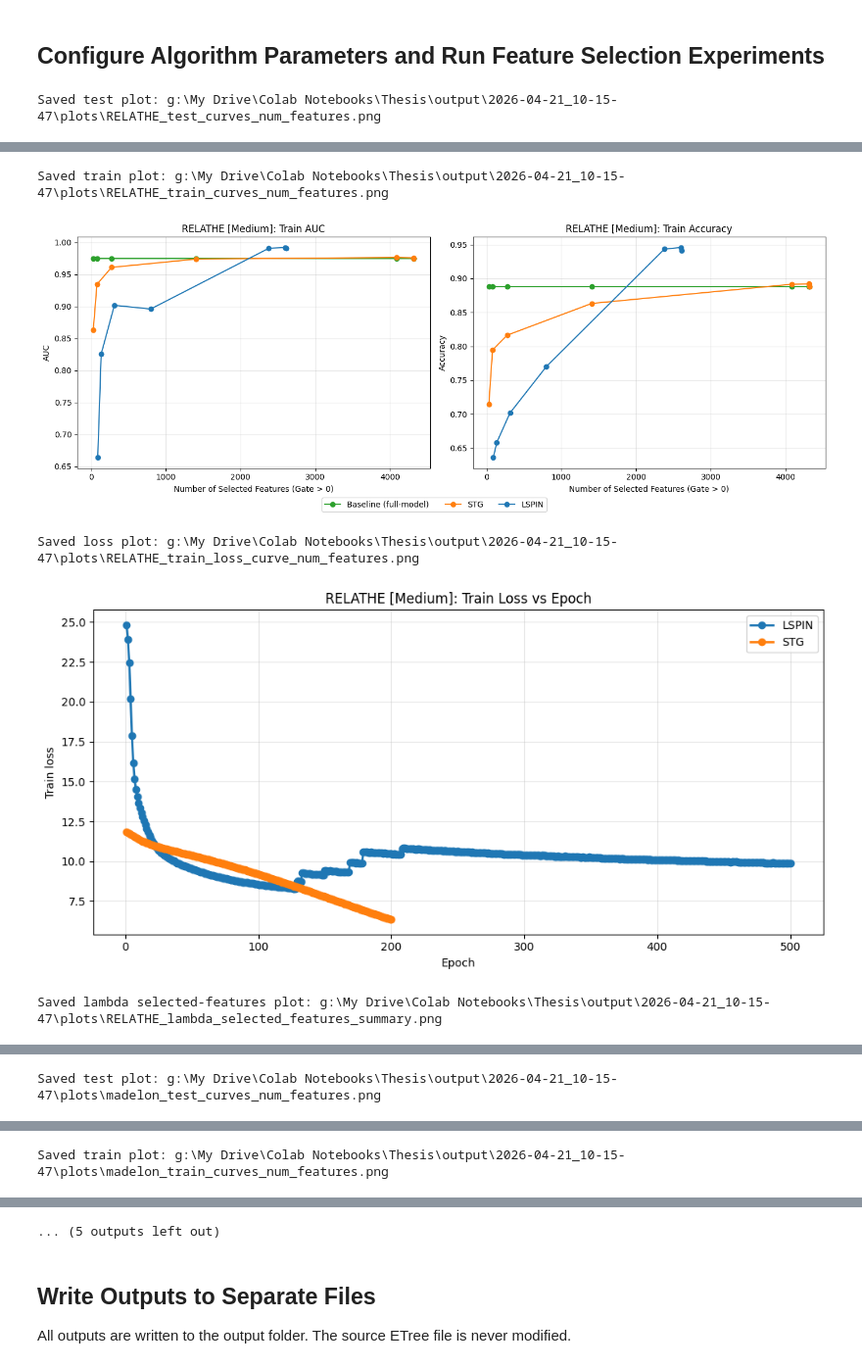
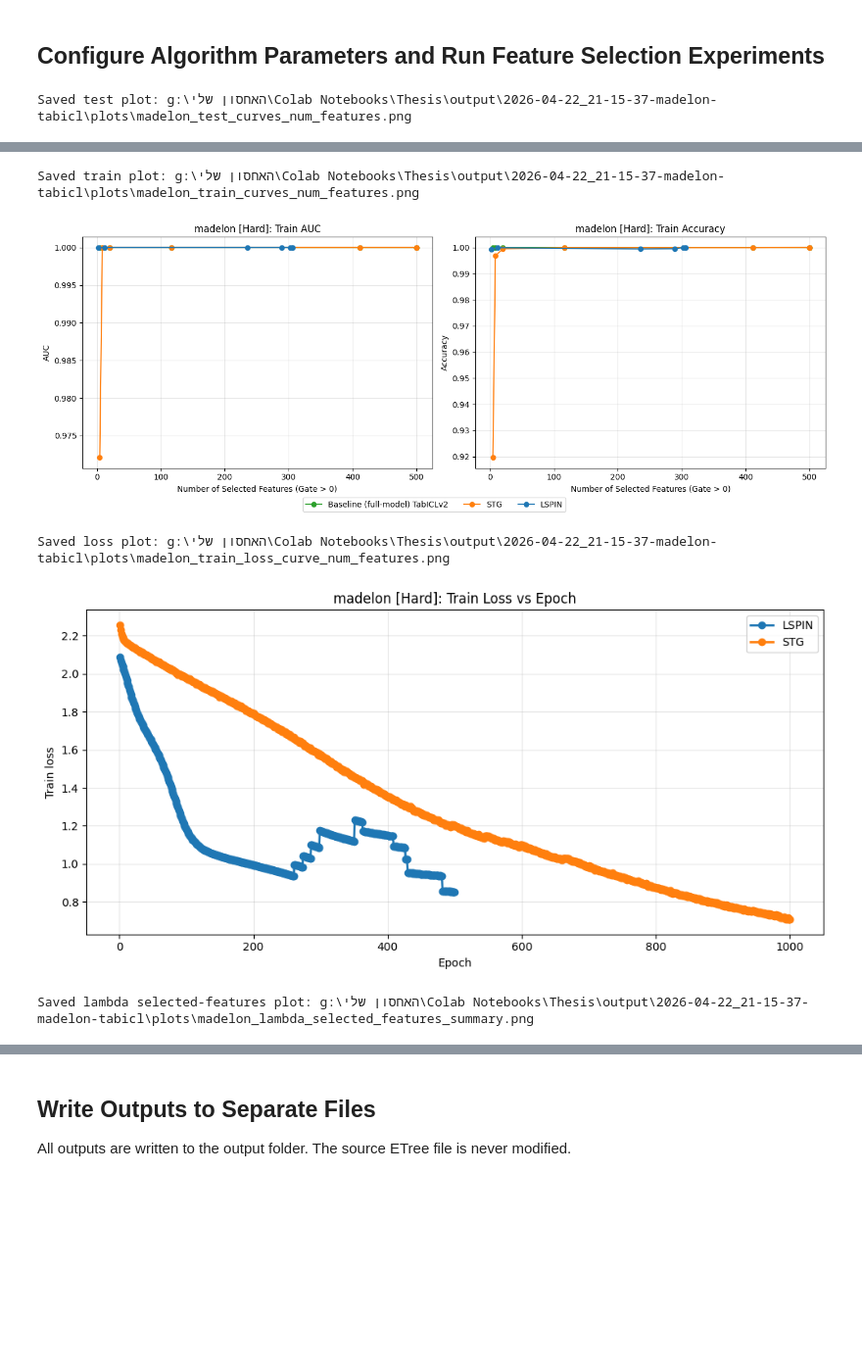
Before and after one commit to shlomiez/Tabular-Datasets-Benchmark-hub, a Jupyter notebook: output/2026-04-22_21-15-37-madelon-tabicl/main2.ipynb, the cells around one changed output, grey strips where cells are left out. Shown at 98% size. Saved outputs shown, nothing was run; the diff lists cells and outputs as text; code cells hidden in the pictures; blank space fills up the shorter version.

Commit message:
tabicl outputs on medalon

```diff
--- a/output/2026-04-22_21-15-37-madelon-tabicl/main2.ipynb
+++ b/output/2026-04-22_21-15-37-madelon-tabicl/main2.ipynb
@@ -73,7 +73,7 @@ if IN_COLAB:
 
 PROJECT_DIR_CANDIDATES = [
     Path("/content/drive/MyDrive/Colab Notebooks/Thesis"),
-    Path.cwd(),
+    Path.cwd().parent.parent,
 ]
 BASE_DIR = next((p for p in PROJECT_DIR_CANDIDATES if p.exists()), Path.cwd())
 os.chdir(BASE_DIR)
@@ -119,7 +117,7 @@ feature_selection_method = "lamda_tuning"
 # Options: 'etree', 'tabiclv2'
 prediction_model_type = 'tabiclv2'
 
-OUTPUT_DIR = BASE_DIR / "output" / "2026-04-22_21-15-37"
+OUTPUT_DIR = BASE_DIR / "output" / "2026-04-22_21-15-37-madelon-tabicl"
 print(f"Output directory: {OUTPUT_DIR}")
 OUTPUT_DIR.mkdir(parents=True, exist_ok=True)
 
@@ -1324,6 +1331,7 @@ for idx, name in enumerate(DEFAULT_DATASET_NAMES):
 
 plots_dir = OUTPUT_DIR / "plots"
 plots_dir.mkdir(parents=True, exist_ok=True)
+baseline_algorithm = "Etree" if prediction_model_type == "etree" else "TabICLv2"
 
 current_method = combined_summary_df["feature_selection_method"].dropna().iloc[0] if not combined_summary_df.empty else "features_ratio"
 if current_method == "features_ratio":
@@ -1357,7 +1365,7 @@ for dataset_name in sorted(combined_summary_df["dataset"].unique()):
     # Test-set curves
     fig_test, axes_test = plt.subplots(1, 2, figsize=(14, 5))
 
-    axes_test[0].plot(x_base, part["baseline_auc_mean"], marker="o", color="tab:green", label="Baseline (full-model)")
+    axes_test[0].plot(x_base, part["baseline_auc_mean"], marker="o", color="tab:green", label=f"Baseline (full-model) {baseline_algorithm}")
     axes_test[0].plot(x_stg, part["stg_auc_mean"], marker="o", color="tab:orange", label="STG")
     axes_test[0].plot(x_lspin, part["lspin_auc_mean"], marker="o", color="tab:blue", label="LSPIN")
     axes_test[0].set_title(f"{dataset_name} [{difficulty}]: Test AUC")
@@ -1366,7 +1374,7 @@ for dataset_name in sorted(combined_summary_df["dataset"].unique()):
     axes_test[0].set_xscale(x_scale)
     axes_test[0].grid(True, alpha=0.3)
 
-    axes_test[1].plot(x_base, part["baseline_accuracy_mean"], marker="o", color="tab:green", label="Baseline (full-model)")
+    axes_test[1].plot(x_base, part["baseline_accuracy_mean"], marker="o", color="tab:green", label=f"Baseline (full-model) {baseline_algorithm}")
     axes_test[1].plot(x_stg, part["stg_accuracy_mean"], marker="o", color="tab:orange", label="STG")
     axes_test[1].plot(x_lspin, part["lspin_accuracy_mean"], marker="o", color="tab:blue", label="LSPIN")
     axes_test[1].set_title(f"{dataset_name} [{difficulty}]: Test Accuracy")
@@ -1392,7 +1400,7 @@ for dataset_name in sorted(combined_summary_df["dataset"].unique()):
     if train_cols.issubset(part.columns):
         fig_train, axes_train = plt.subplots(1, 2, figsize=(14, 5))
 
-        axes_train[0].plot(x_base, part["baseline_train_auc_mean"], marker="o", color="tab:green", label="Baseline (full-model)")
+        axes_train[0].plot(x_base, part["baseline_train_auc_mean"], marker="o", color="tab:green", label=f"Baseline (full-model) {baseline_algorithm}")
         axes_train[0].plot(x_stg, part["stg_train_auc_mean"], marker="o", color="tab:orange", label="STG")
         axes_train[0].plot(x_lspin, part["lspin_train_auc_mean"], marker="o", color="tab:blue", label="LSPIN")
         axes_train[0].set_title(f"{dataset_name} [{difficulty}]: Train AUC")
@@ -1401,7 +1409,7 @@ for dataset_name in sorted(combined_summary_df["dataset"].unique()):
         axes_train[0].set_xscale(x_scale)
         axes_train[0].grid(True, alpha=0.3)
 
-        axes_train[1].plot(x_base, part["baseline_train_accuracy_mean"], marker="o", color="tab:green", label="Baseline (full-model)")
+        axes_train[1].plot(x_base, part["baseline_train_accuracy_mean"], marker="o", color="tab:green", label=f"Baseline (full-model) {baseline_algorithm}")
         axes_train[1].plot(x_stg, part["stg_train_accuracy_mean"], marker="o", color="tab:orange", label="STG")
         axes_train[1].plot(x_lspin, part["lspin_train_accuracy_mean"], marker="o", color="tab:blue", label="LSPIN")
         axes_train[1].set_title(f"{dataset_name} [{difficulty}]: Train Accuracy")
@@ -1483,4 +1491,4 @@ for dataset_name in sorted(combined_summary_df["dataset"].unique()):
         print(f"Saved lambda selected-features plot: {sel_plot_path}")
         plt.show()
 # %% [output]
-Saved test plot: g:\My Drive\Colab Notebooks\Thesis\output\2026-04-21_10-15-47\plots\RELATHE_test_curves_num_features.png
+Saved test plot: g:\האחסון שלי\Colab Notebooks\Thesis\output\2026-04-22_21-15-37-madelon-tabicl\plots\madelon_test_curves_num_features.png
@@ -1488,5 +1496,5 @@ Saved test plot: g:\My Drive\Colab Notebooks\Thesis\output\2026-04-21_10-15-47\p
-Saved train plot: g:\My Drive\Colab Notebooks\Thesis\output\2026-04-21_10-15-47\plots\RELATHE_train_curves_num_features.png
+Saved train plot: g:\האחסון שלי\Colab Notebooks\Thesis\output\2026-04-22_21-15-37-madelon-tabicl\plots\madelon_train_curves_num_features.png
-[figure, old version]
+[figure, new version]
-Saved loss plot: g:\My Drive\Colab Notebooks\Thesis\output\2026-04-21_10-15-47\plots\RELATHE_train_loss_curve_num_features.png
+Saved loss plot: g:\האחסון שלי\Colab Notebooks\Thesis\output\2026-04-22_21-15-37-madelon-tabicl\plots\madelon_train_loss_curve_num_features.png
-[figure, old version]
+[figure, new version]
-Saved lambda selected-features plot: g:\My Drive\Colab Notebooks\Thesis\output\2026-04-21_10-15-47\plots\RELATHE_lambda_selected_features_summary.png
+Saved lambda selected-features plot: g:\האחסון שלי\Colab Notebooks\Thesis\output\2026-04-22_21-15-37-madelon-tabicl\plots\madelon_lambda_selected_features_summary.png
@@ -1494 +1501,0 @@ Saved lambda selected-features plot: g:\My Drive\Colab Notebooks\Thesis\output\2
-Saved test plot: g:\My Drive\Colab Notebooks\Thesis\output\2026-04-21_10-15-47\plots\madelon_test_curves_num_features.png
@@ -1496 +1501,0 @@ Saved test plot: g:\My Drive\Colab Notebooks\Thesis\output\2026-04-21_10-15-47\p
-Saved train plot: g:\My Drive\Colab Notebooks\Thesis\output\2026-04-21_10-15-47\plots\madelon_train_curves_num_features.png
@@ -1498,4 +1502,3 @@ Saved train plot: g:\My Drive\Colab Notebooks\Thesis\output\2026-04-21_10-15-47\
-... (5 outputs left out)
 # %% [markdown]
 ## Write Outputs to Separate Files
 
```
Also changed, not shown: parts of 8 cells of this notebook, 9 other files.
